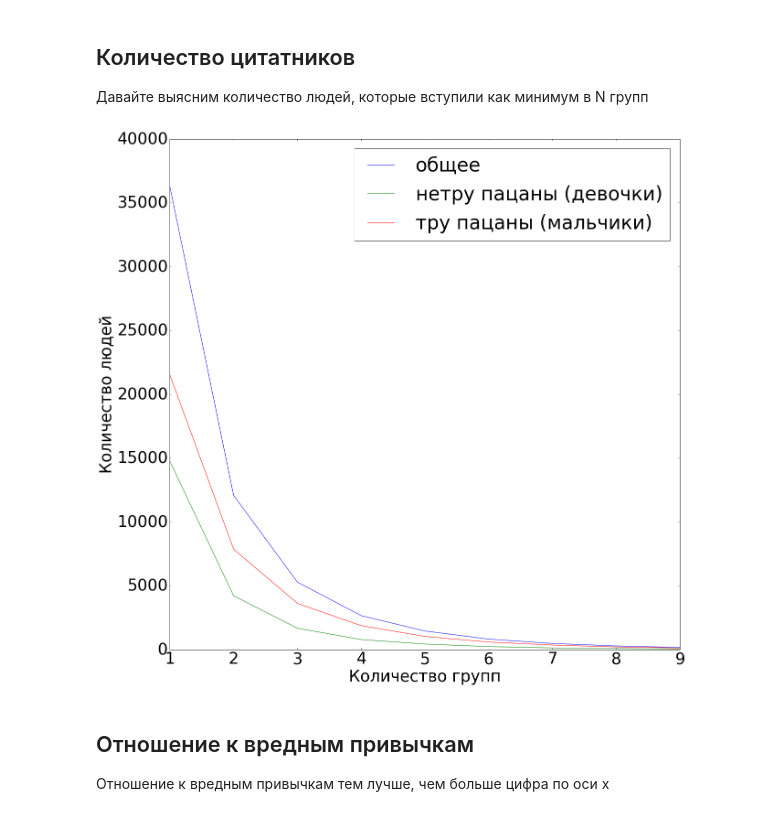
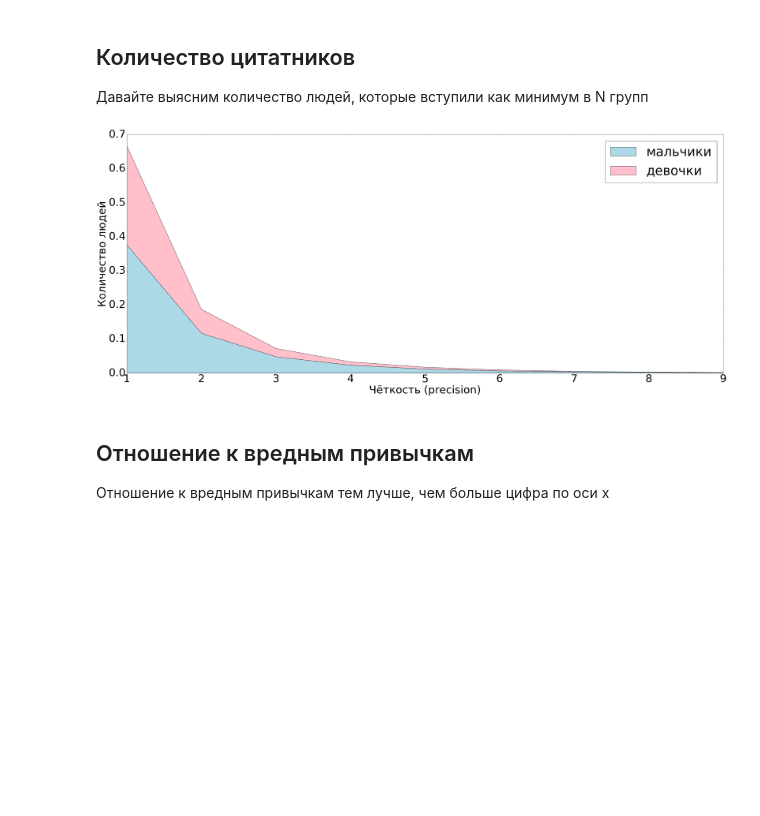
Before and after one commit to AlekseyLobanov/gotohack, a Jupyter notebook: Analysis-1.ipynb, the cells around one changed output. Drawn from its saved outputs; the diff is of its cells as text; code cells hidden in the pictures; blank space fills up the shorter version.

```diff
--- a/Analysis-1.ipynb
+++ b/Analysis-1.ipynb
@@ -54,19 +54,33 @@ plt.show()
 # %%
 x = range(1, 10)
 y = [len(list(filter(lambda a: len(a[1]['groups'])>=i, lst))) for i in x]
-y1 = [len(list(filter(lambda a: len(a[1]['groups'])>=i and a[1]['sex']==1, lst))) for i in x]
-y2 = [len(list(filter(lambda a: len(a[1]['groups'])>=i and a[1]['sex']==2, lst))) for i in x]
-plt.figure(figsize=(20.0, 20.0))
-plt.plot(x,y, label='общее')
-plt.plot(x,y1, label='нетру пацаны (девочки)')
-plt.plot(x,y2, label='тру пацаны (мальчики)')
-plt.xlabel("Количество групп")
+y1 = [len(list(filter(lambda a: len(a[1]['groups'])==i and a[1]['sex']==1, lst)))/36275 for i in x]
+y2 = [len(list(filter(lambda a: len(a[1]['groups'])==i and a[1]['sex']==2, lst)))/36275 for i in x]
+
+# plt.plot(x,y, label='общее')
+# plt.plot(x,y1, label='нетру пацаны (девочки)')
+# plt.plot(x,y2, label='тру пацаны (мальчики)')
+
+import matplotlib.gridspec as gridspec
+
+#f = plt.figure()
+
+
+f, ax = plt.subplots()
+
+ax.stackplot(x, y2, y1, colors=('#add8e6', 'pink'), )
+
+f.set_figheight(20)
+f.set_figwidth(50)
+
+
+plt.xlabel("Чёткость (precision)")
 plt.ylabel("Количество людей")
-plt.legend()
+plt.legend(['мальчики', 'девочки'])
 plt.savefig('groups.png')
 plt.show()
 # %% [output]
-[figure, old version]
+[figure, new version]
 # %% [markdown]
 ## Отношение к вредным привычкам
 Отношение к вредным привычкам тем лучше, чем больше цифра по оси x
```
Also changed, not shown: parts of 6 cells of this notebook, 8 other files.
